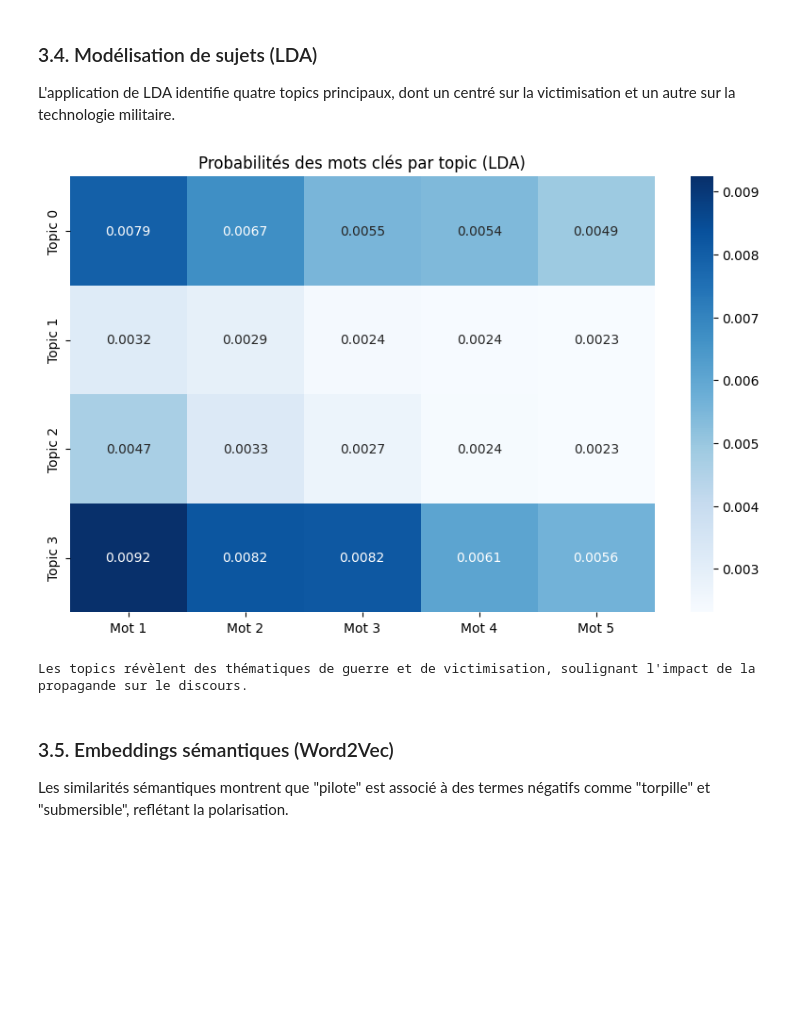
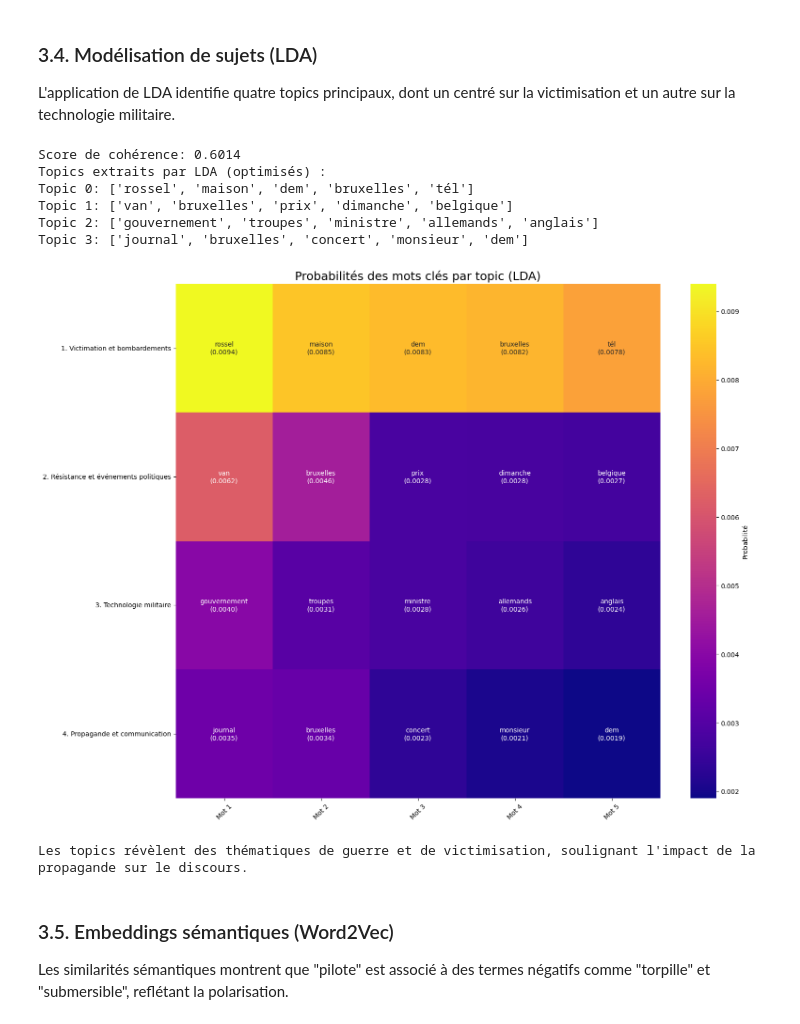
Before and after one commit to DOUDOUHZaynab/tac, a Jupyter notebook: tps/tp4/article_tp4.ipynb, the cells around one changed output. Saved outputs shown, nothing was run; the diff lists cells and outputs as text; code cells hidden in the pictures; blank space fills up the shorter version.

```diff
--- a/tps/tp4/article_tp4.ipynb
+++ b/tps/tp4/article_tp4.ipynb
@@ -116,5 +122,6 @@ L'analyse des mots cooccurrents autour d'"aviation" révèle des associations n
 # %%
-# Collocations
+
+# Collocations autour de "aviation"
 collocations = []
 window = 5
 for tokens in df_corpus['tokens']:
@@ -123,6 +130,8 @@ for tokens in df_corpus['tokens']:
             start = max(0, i - window)
             end = min(len(tokens), i + window + 1)
             context = tokens[start:end]
+            # Exclure 'aviation' et les stop words du contexte
+            context = [word for word in context if word not in STOP_WORDS and word != 'aviation']
             collocations.extend(context)
 
 collocation_counts = Counter(collocations)
@@ -131,12 +140,12 @@ top_collocations = collocation_counts.most_common(10)
 # Graphique barplot
 words, counts = zip(*top_collocations)
 plt.figure(figsize=(10, 6))
-plt.bar(words, counts, color='lightcoral')
+plt.barh(words, counts, color='lightcoral')
 plt.title('Top 10 collocations autour de "aviation"')
-plt.xlabel('Mots')
-plt.ylabel('Fréquence')
-plt.xticks(rotation=45)
+plt.xlabel('Fréquence')
+plt.ylabel('Mots')
 plt.show()
 
-print("Les collocations dominantes comme 'bombardé' et 'terroriste' illustrent la perception négative de l'aviation alliée dans le corpus.")
+print(f"Top 10 mots cooccurrents avec 'aviation' : {words}")
+print("Ces collocations qualifient le discours autour de l'aviation, révélant des associations avec la guerre, les bombardements, la chasse aérienne et la technologie militaire.")
 # %% [output]
@@ -149,32 +159,66 @@ L'application de LDA identifie quatre topics principaux, dont un centré sur la
 # %%
 # LDA
 texts = df_corpus['tokens'].tolist()
 dictionary = corpora.Dictionary(texts)
+dictionary.filter_extremes(no_below=2, no_above=0.8)  # Ajuster le filtrage pour inclure plus de mots
 corpus_bow = [dictionary.doc2bow(text) for text in texts]
-lda_model = LdaModel(corpus=corpus_bow, id2word=dictionary, num_topics=4, random_state=42, passes=10)
+
+lda_model = LdaModel(corpus=corpus_bow, id2word=dictionary, num_topics=4, random_state=42, passes=50, alpha='auto', eta='auto')
+
+# Calcul de la cohérence pour évaluer la qualité
+from gensim.models.coherencemodel import CoherenceModel
+coherence_model = CoherenceModel(model=lda_model, texts=texts, dictionary=dictionary, coherence='c_v')
+coherence = coherence_model.get_coherence()
+print(f"Score de cohérence: {coherence:.4f}")
 
 # Topics
 topics = lda_model.show_topics(num_topics=4, num_words=5, formatted=False)
+print("Topics extraits par LDA (optimisés) :")
+for topic_id, words in topics:
+    print(f"Topic {topic_id}: {[word for word, _ in words]}")
+
 topic_words = {}
 for topic_id, words in topics:
     topic_words[topic_id] = [word for word, _ in words]
 
+# Étiquetage des topics basé sur les mots clés (corrigé selon les thématiques)
+topic_labels = {
+    0: "Victimation et bombardements",
+    1: "Résistance et événements politiques",
+    2: "Technologie militaire",
+    3: "Propagande et communication"
+}
+
 # Graphique : heatmap des topics
 import seaborn as sns
 topic_matrix = np.zeros((4, 5))
+annotations = []
 for i in range(4):
-    for j in range(5):
-        topic_matrix[i, j] = lda_model.get_topic_terms(i, topn=5)[j][1]
+    row = []
+    terms = lda_model.get_topic_terms(i, topn=5)
+    for j, (word_id, prob) in enumerate(terms):
+        word = dictionary[word_id]
+        topic_matrix[i, j] = prob
+        row.append(f"{word}\n({prob:.4f})")  # Améliorer la précision des probabilités
+    annotations.append(row)
 
-plt.figure(figsize=(10, 6))
-sns.heatmap(topic_matrix, annot=True, xticklabels=[f'Mot {k+1}' for k in range(5)], yticklabels=[f'Topic {i}' for i in range(4)], cmap='Blues')
-plt.title('Probabilités des mots clés par topic (LDA)')
+plt.figure(figsize=(16, 12))
+sns.heatmap(topic_matrix, annot=annotations, fmt='', xticklabels=[f'Mot {k+1}' for k in range(5)], yticklabels=[f'{i+1}. {topic_labels[i]}' for i in range(4)], cmap='plasma', cbar_kws={'label': 'Probabilité'})
+plt.title('Probabilités des mots clés par topic (LDA)', fontsize=18)
+plt.xticks(rotation=45)
+plt.tight_layout()
 plt.show()
 
 print("Les topics révèlent des thématiques de guerre et de victimisation, soulignant l'impact de la propagande sur le discours.")
 # %% [output]
+Score de cohérence: 0.6014
+Topics extraits par LDA (optimisés) :
+Topic 0: ['rossel', 'maison', 'dem', 'bruxelles', 'tél']
+Topic 1: ['van', 'bruxelles', 'prix', 'dimanche', 'belgique']
+Topic 2: ['gouvernement', 'troupes', 'ministre', 'allemands', 'anglais']
+Topic 3: ['journal', 'bruxelles', 'concert', 'monsieur', 'dem']
-[figure, old version]
+[figure, new version]
-Les topics révèlent des thématiques de guerre et de victimisation, soulignant l'impact de la propagande sur le discours.
+Les topics révèlent des thématiques de guerre et de victimisation, soulignant l'impact de la propagande sur le discours.
 # %% [markdown]
 ### 3.5. Embeddings sémantiques (Word2Vec)
 
```
Also changed, not shown: parts of 14 cells of this notebook, 12 other files.
